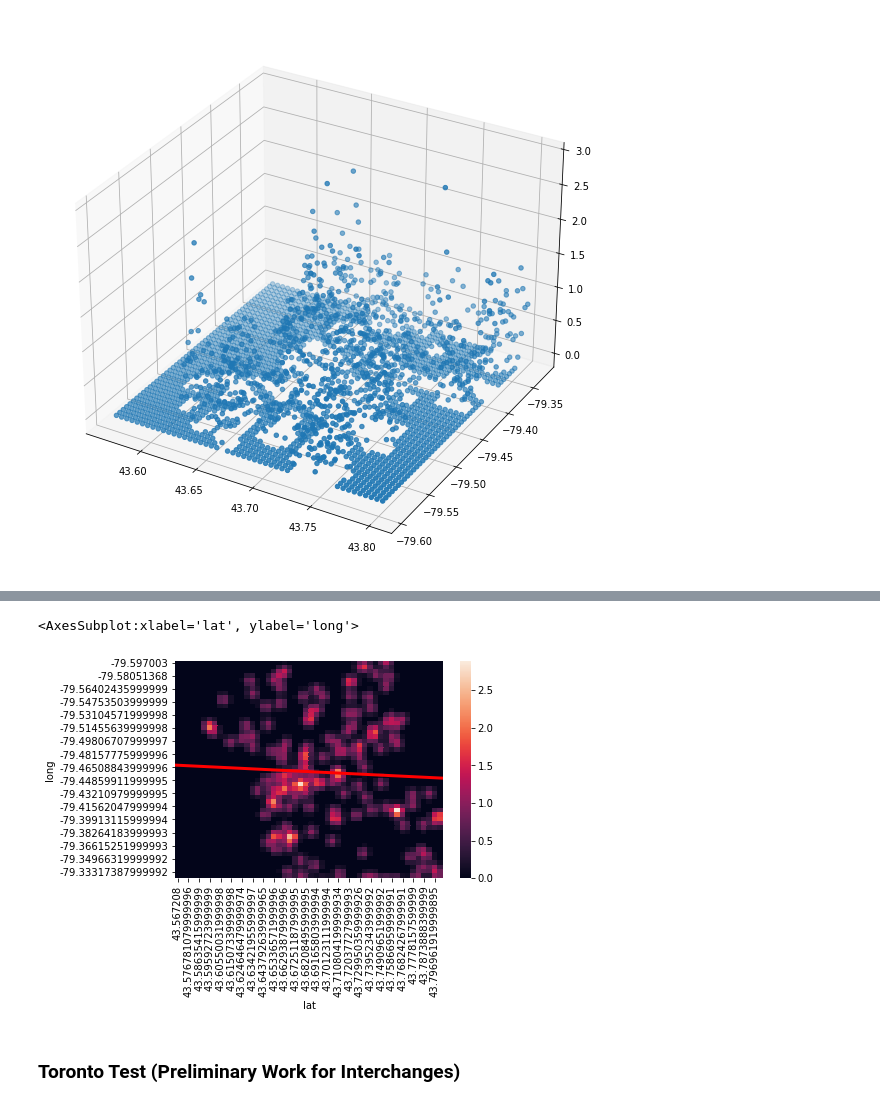
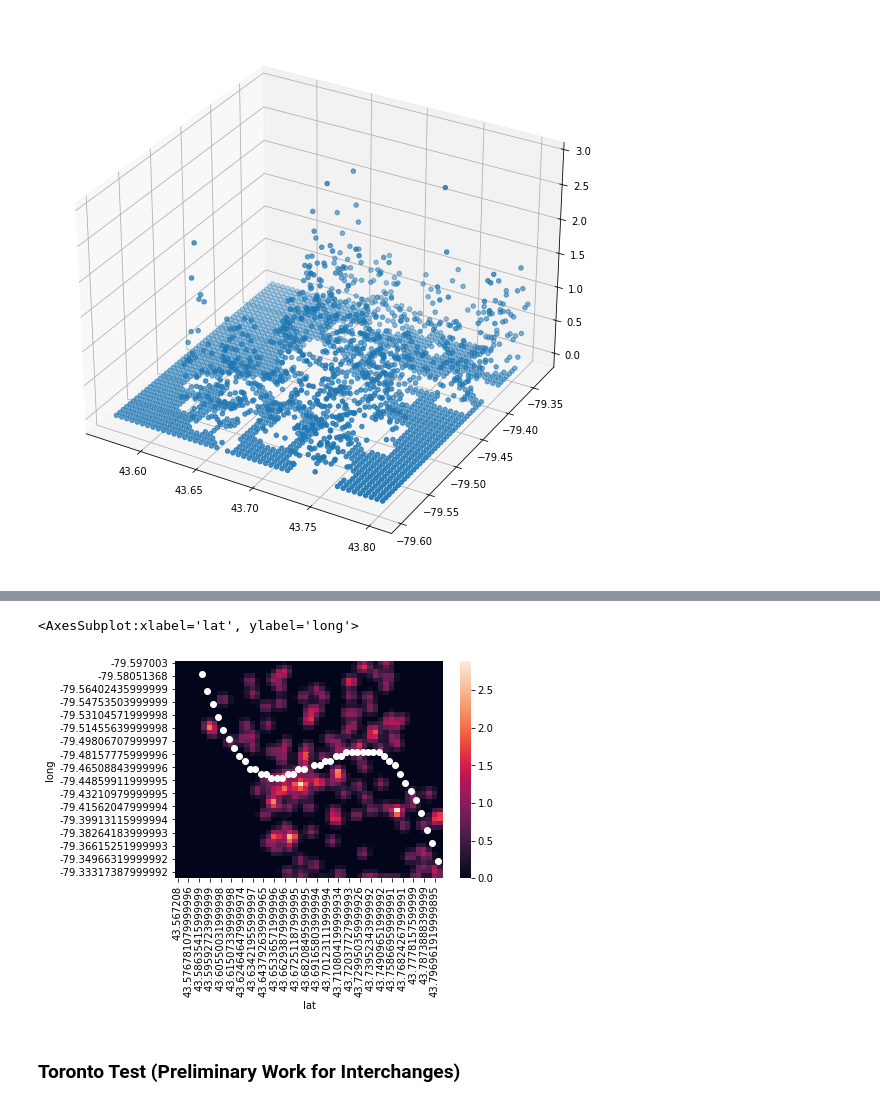
Before and after one commit to geotrieu/transit-ai, a Jupyter notebook: src/preprocessing.ipynb, the cells around one changed output, grey strips where cells are left out. Cells and saved outputs as stored; diff of their text form; code cells hidden in the pictures.

```diff
--- a/src/preprocessing.ipynb
+++ b/src/preprocessing.ipynb
@@ -137,5 +140,15 @@ def plotHeatmap(scores, line):
     ax.plot([0, PT_DENSITY], [y_begin_hm, y_end_hm], linewidth=3, color='r')
     return ax
+# %%
+def plotHeatmapPolynomial(scores, curve):
+    x = curve[0]
+    y = curve[1]
+    fig = plt.figure()
+    ax = sns.heatmap(scores.pivot("long", "lat", "score"), )
+    x_hm = [int(a) for a in ((x - scores["lat"].iloc[0]) / (scores["lat"].iloc[-1] - scores["lat"].iloc[0]) * PT_DENSITY)]
+    y_hm = [int(a) for a in ((y - scores["long"].iloc[0]) / (scores["long"].iloc[-1] - scores["long"].iloc[0]) * PT_DENSITY)]
+    ax.scatter(x_hm, y_hm, linewidth=1, color='w')
+    return ax
 # %% [markdown]
 ### Toronto (YYZ)
 # %%
@@ -150,5 +163,3 @@ plotScores(YYZ_Scores)
 # %% [output]
 <Axes3DSubplot:>
 [figure]
-# %%
-YYZ_Line_1 = linearRegression(YYZ_Scores)
@@ -160,8 +173,8 @@ plotScoresWithLine(YYZ_Scores, list(YYZ_Line_1))
 # %%
-plotHeatmap(YYZ_Scores, YYZ_Line_1)
+plotHeatmapPolynomial(YYZ_Scores, YYZ_Line_1)
 # %% [output]
 <AxesSubplot:xlabel='lat', ylabel='long'>
-[figure, old version]
+[figure, new version]
 # %% [markdown]
 ### Toronto Test (Preliminary Work for Interchanges)
 # %%
```
Also changed, not shown: parts of 14 cells of this notebook.
